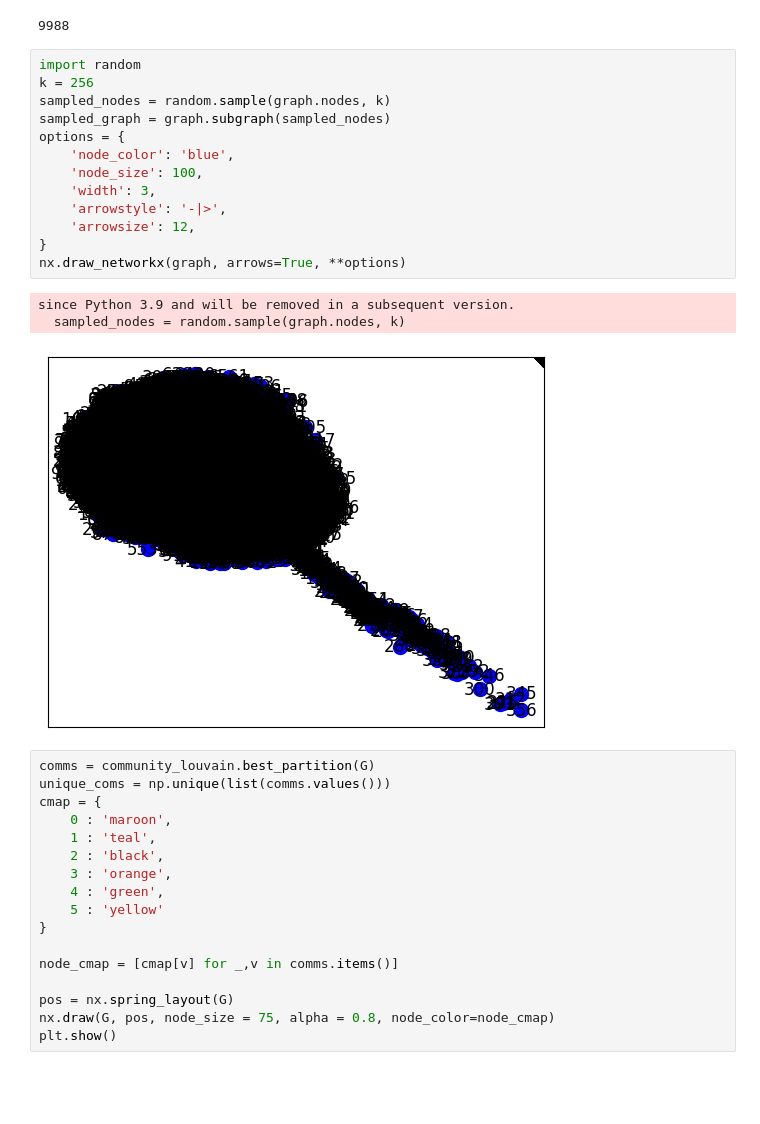
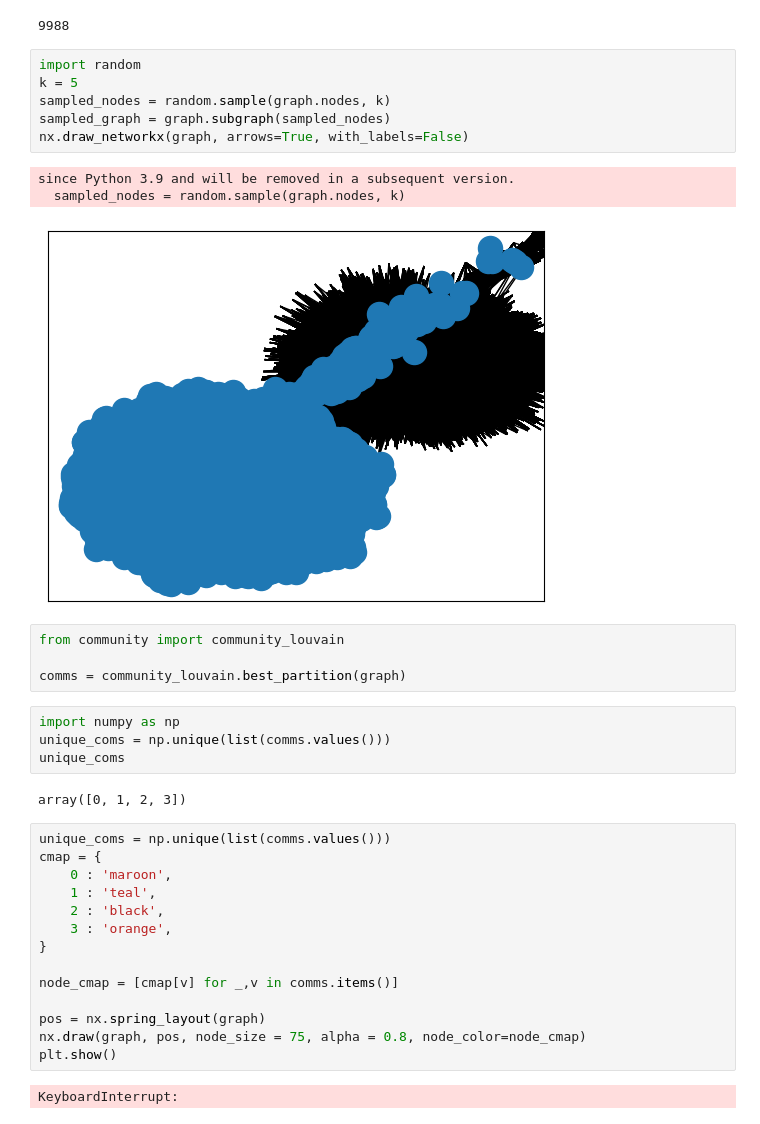
Before and after one commit to YD5463/unsupervised-learning-project, a Jupyter notebook: notebooks/graph_data.ipynb, the cells around one changed output. Drawn from its saved outputs; the diff is of its cells as text; blank space fills up the shorter version.

```diff
--- a/notebooks/graph_data.ipynb
+++ b/notebooks/graph_data.ipynb
@@ -25,35 +25,37 @@ len(graph.nodes)
 9988
 # %%
 import random
-k = 256
+k = 5
 sampled_nodes = random.sample(graph.nodes, k)
 sampled_graph = graph.subgraph(sampled_nodes)
-options = {
-    'node_color': 'blue',
-    'node_size': 100,
-    'width': 3,
-    'arrowstyle': '-|>',
-    'arrowsize': 12,
-}
-nx.draw_networkx(graph, arrows=True, **options)
+nx.draw_networkx(graph, arrows=True, with_labels=False)
 # %% [output]
 since Python 3.9 and will be removed in a subsequent version.
   sampled_nodes = random.sample(graph.nodes, k)
-[figure, old version]
+[figure, new version]
+# %%
+from community import community_louvain
+
+comms = community_louvain.best_partition(graph)
+# %%
+import numpy as np
+unique_coms = np.unique(list(comms.values()))
+unique_coms
+# %% [output]
+array([0, 1, 2, 3])
 # %%
-comms = community_louvain.best_partition(G)
 unique_coms = np.unique(list(comms.values()))
 cmap = {
     0 : 'maroon',
     1 : 'teal',
     2 : 'black',
     3 : 'orange',
-    4 : 'green',
-    5 : 'yellow'
 }
 
 node_cmap = [cmap[v] for _,v in comms.items()]
 
-pos = nx.spring_layout(G)
-nx.draw(G, pos, node_size = 75, alpha = 0.8, node_color=node_cmap)
+pos = nx.spring_layout(graph)
+nx.draw(graph, pos, node_size = 75, alpha = 0.8, node_color=node_cmap)
 plt.show()
+# %% [output]
+KeyboardInterrupt:
```
Also changed, not shown: 6 other files.
